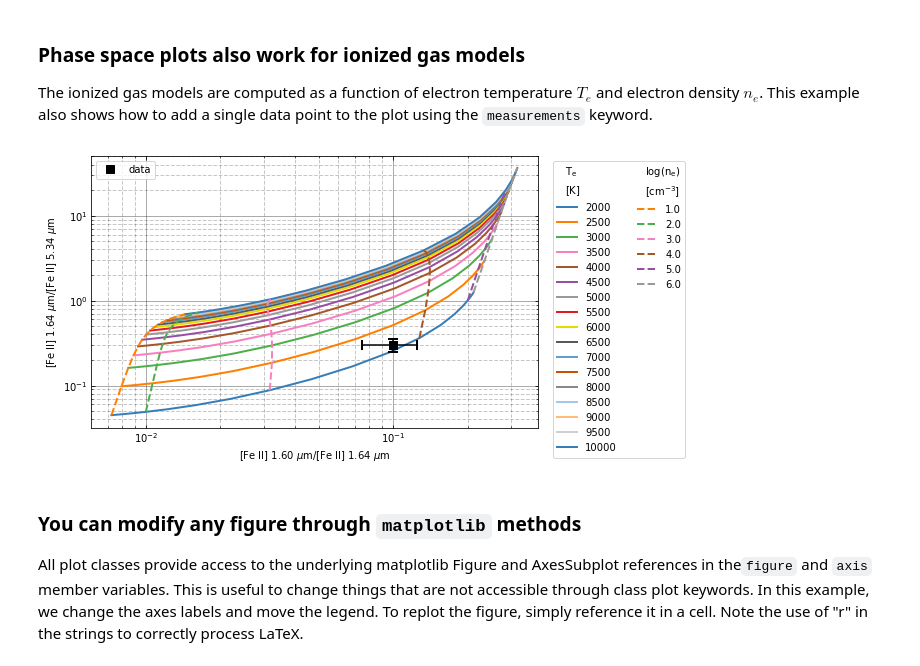
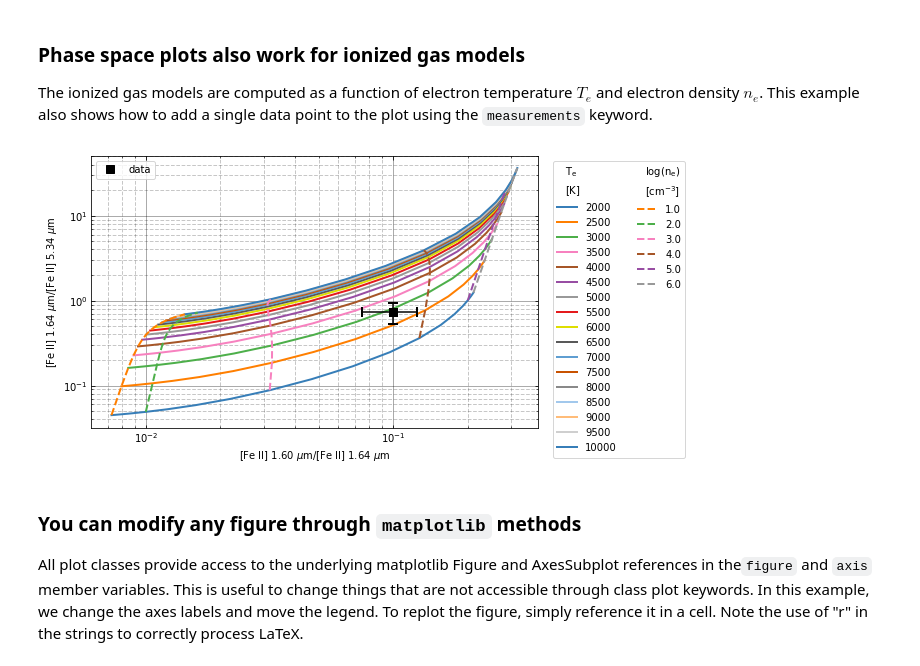
Before and after one commit to mpound/pdrtpy-nb, a Jupyter notebook: notebooks/PDRT_Example_Model_Plotting.ipynb, the cells around one changed output. Drawn from its saved outputs; the diff is of its cells as text; code cells hidden in the pictures.

```diff
--- a/notebooks/PDRT_Example_Model_Plotting.ipynb
+++ b/notebooks/PDRT_Example_Model_Plotting.ipynb
@@ -211,11 +211,11 @@ mp.phasespace(["H200S2","TS"])
 The ionized gas models are computed as a function of electron temperature $T_e$ and electron density $n_e$.  This example also shows how to add a single data point to the plot using the `measurements` keyword.
 # %%
 m1 = Measurement(data=[0.1],uncertainty = StdDevUncertainty(0.025),identifier="FEII_1.60/FEII_1.64",unit="")
-m2 = Measurement(data=[0.3],uncertainty = StdDevUncertainty(0.05),identifier="FEII_1.64/FEII_5.34",unit="")
+m2 = Measurement(data=[0.73],uncertainty = StdDevUncertainty(0.2),identifier="FEII_1.64/FEII_5.34",unit="")
 mp.phasespace(['FEII_1.60/FEII_1.64','FEII_1.64/FEII_5.34'],nax2_clip=[10,1E6]*u.Unit("cm-3"),nax1_clip=[2E3,1E4]*u.Unit("K"),measurements=[m1,m2],errorbar=True)
 mp.savefig("Ironlines.png")
 # %% [output]
-[figure, old version]
+[figure, new version]
 # %% [markdown]
 ### You can modify any figure through `matplotlib` methods
 All plot classes provide access to the underlying matplotlib Figure and AxesSubplot references in the`figure` and `axis` member variables. This is useful to change things that are not accessible through class plot keywords. In this example, we change the axes labels and move the legend.  To replot the figure, simply reference it in a cell. Note the use of "r" in the strings to correctly process LaTeX.
```
Also changed, not shown: parts of 9 cells of this notebook.
